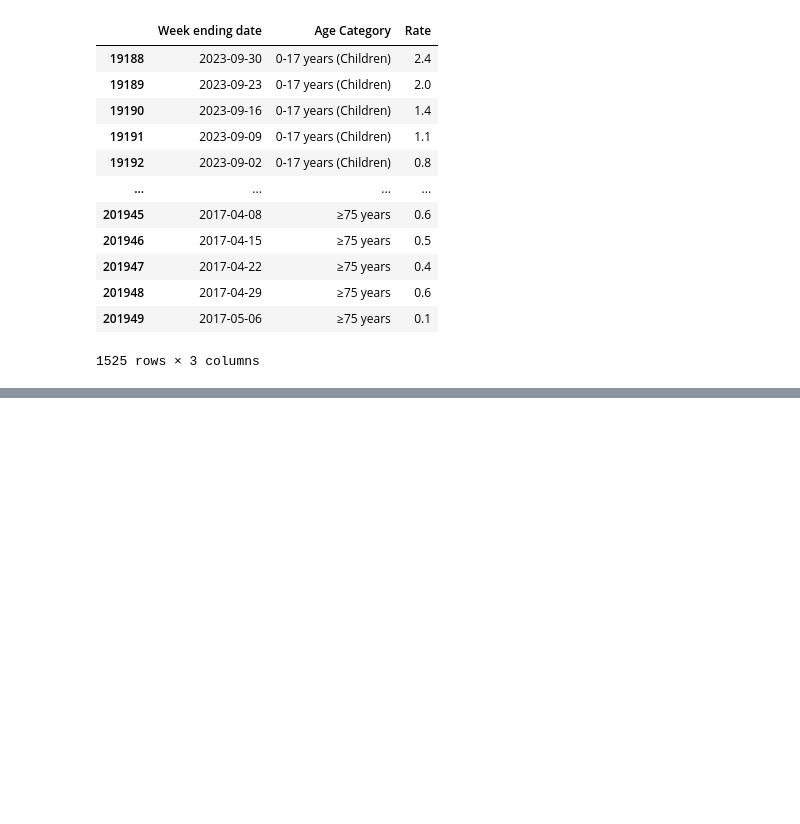
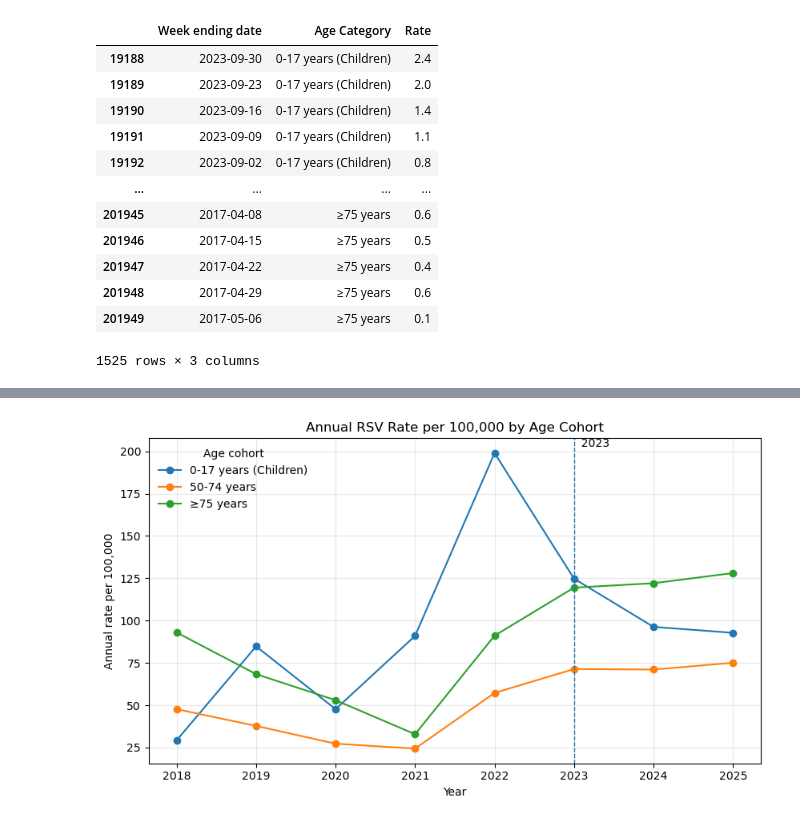
Before and after one commit to saarantras/rsv, a Jupyter notebook: hospitalization_analysis.ipynb, the cells around one changed output, grey strips where cells are left out. Drawn from its saved outputs; the diff is of its cells as text; code cells hidden in the pictures; blank space fills up the shorter version.

```diff
--- a/hospitalization_analysis.ipynb
+++ b/hospitalization_analysis.ipynb
@@ -174,8 +173,8 @@ Merge age cohorts to recap proposed changes
 relevant_ages=relevant_ages.copy()
 
 relevant_ages["Age Category"] = relevant_ages["Age Category"].replace({
-    "50-64 years": "50-74",
-    "65-74 years": "50-74",
+    "50-64 years": "50-74 years",
+    "65-74 years": "50-74 years",
 })
 relevant_ages
 # %% [output]
@@ -194,0 +196,3 @@ relevant_ages
+# %%
+relevant_ages["Year"] = relevant_ages["Week ending date"].dt.year
+relevant_ages
@@ -194,0 +213,9 @@ relevant_ages
+# %%
+summary = (
+    relevant_ages
+    .groupby(["Year", "Age Category"], as_index=False)
+    .agg(Annual_Rate_per_100k=("Rate", "sum"),
+         Weeks_Observed=("Week ending date", "nunique"),
+))
+
+summary
@@ -194,0 +240,3 @@ relevant_ages
+# %%
+recent_subset=summary[summary["Year"]>=2018]
+recent_subset
@@ -194,0 +318,28 @@ relevant_ages
+# %%
+# Ensure sorted years within each cohort
+recent_subset = recent_subset.sort_values(["Age Category", "Year"])
+
+fig, ax = plt.subplots(figsize=(8.5, 5.0))
+
+for age_cat, sub in recent_subset.groupby("Age Category", sort=True):
+    ax.plot(
+        sub["Year"],
+        sub["Annual_Rate_per_100k"],
+        marker="o",
+        label=age_cat,
+    )
+
+ax.set_title("Annual RSV Rate per 100,000 by Age Cohort")
+ax.set_xlabel("Year")
+ax.set_ylabel("Annual rate per 100,000")
+
+ax.grid(True, alpha=0.3)
+ax.legend(title="Age cohort", frameon=False, ncol=1)
+
+ax.axvline(2023, linestyle="--", linewidth=1)
+ax.text(2023, ax.get_ylim()[1], "  2023", va="top")
+
+plt.tight_layout()
+plt.show()
+# %% [output]
+[figure, added]
```
Also changed, not shown: parts of 7 cells of this notebook, 1 other file.
